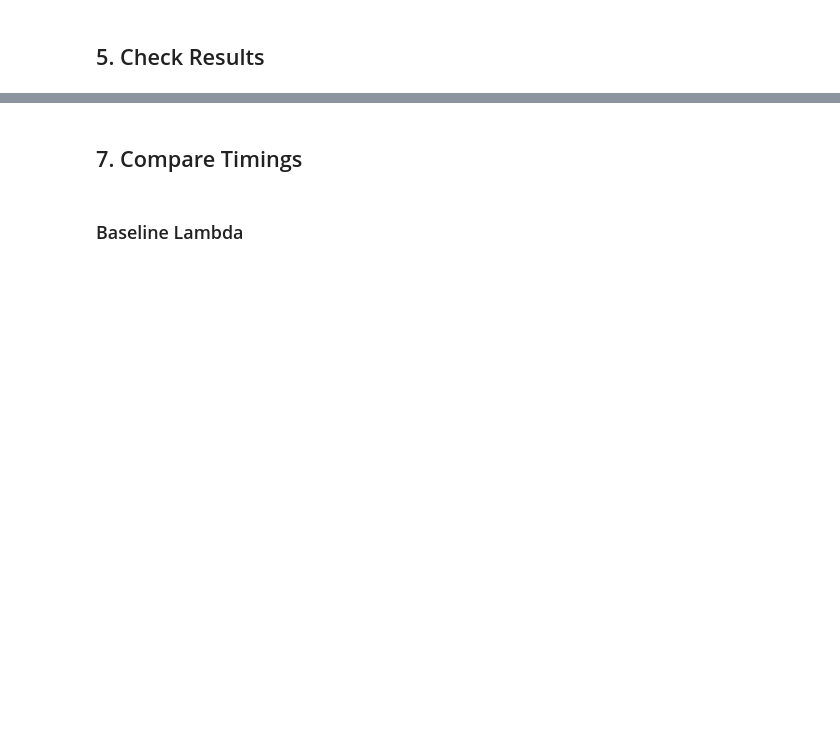
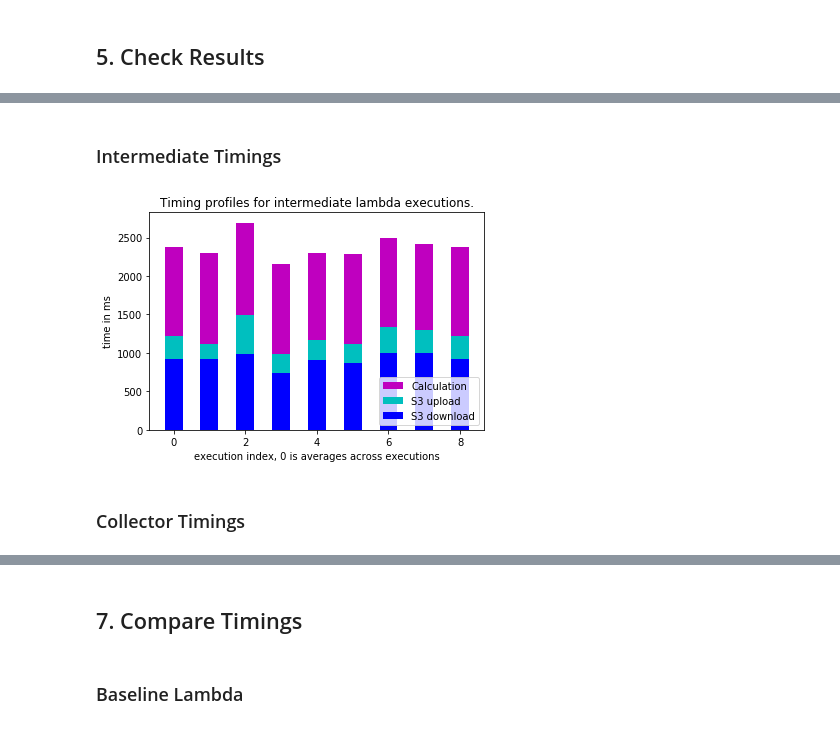
Before and after one commit to joh-mue/MOps, a Jupyter notebook: jupyter-notebooks/MultiUnitMultiplication.ipynb, the cells around one changed output, grey strips where cells are left out. Cells and saved outputs as stored; diff of their text form; code cells hidden in the pictures; blank space fills up the shorter version.

Commit message:
timing profile plot for intermediate lambdas

```diff
--- a/jupyter-notebooks/MultiUnitMultiplication.ipynb
+++ b/jupyter-notebooks/MultiUnitMultiplication.ipynb
@@ -211,0 +233,6 @@ response = sfn_client.get_execution_history(
+# %%
+from collections import defaultdict
+time_profiles_by_lambda = defaultdict(list)
+for profile in time_profiles:
+    time_profiles_by_lambda[profile['lambda']].append(profile)
+time_profiles_by_lambda
@@ -211,0 +257,35 @@ response = sfn_client.get_execution_history(
+# %% [markdown]
+### Intermediate Timings
+# %%
+# collect values into arrays
+s3_down ,s3_up ,calcs = [], [] ,[]
+for item in time_profiles_by_lambda['intermediate']:
+    s3_down.append(item['s3-down'])
+    s3_up.append(item['s3-up'])
+    calcs.append(item['execution']-item['s3-down']-item['s3-up'])
+
+# add the average as the first value
+s3_down = np.append(np.average(s3_down), s3_down)
+s3_up = np.append(np.average(s3_up), s3_up)
+calcs = np.append(np.average(calcs), calcs)
+# %%
+N = len(s3_down)
+ind = np.arange(N)    # the x locations for the groups
+width = 0.5           # the width of the bars: can also be len(x) sequence
+
+fig, ax = plt.subplots()
+
+p1 = plt.bar(ind, s3_down, width, color='b')
+p2 = plt.bar(ind, s3_up, width, color='c', bottom=s3_down)
+p3 = plt.bar(ind, calcs, width, color='m', bottom=np.add(s3_down,s3_up))
+
+ax.set_ylabel('time in ms')
+ax.set_xlabel('execution index, 0 is averages across executions')
+ax.set_title('Timing profiles for intermediate lambda executions.')
+
+ax.legend((p3, p2, p1), ('Calculation', 'S3 upload','S3 download'), loc=4)
+plt.show()
+# %% [output]
+[figure, added]
+# %% [markdown]
+### Collector Timings
```
Also changed, not shown: parts of 22 cells of this notebook.
